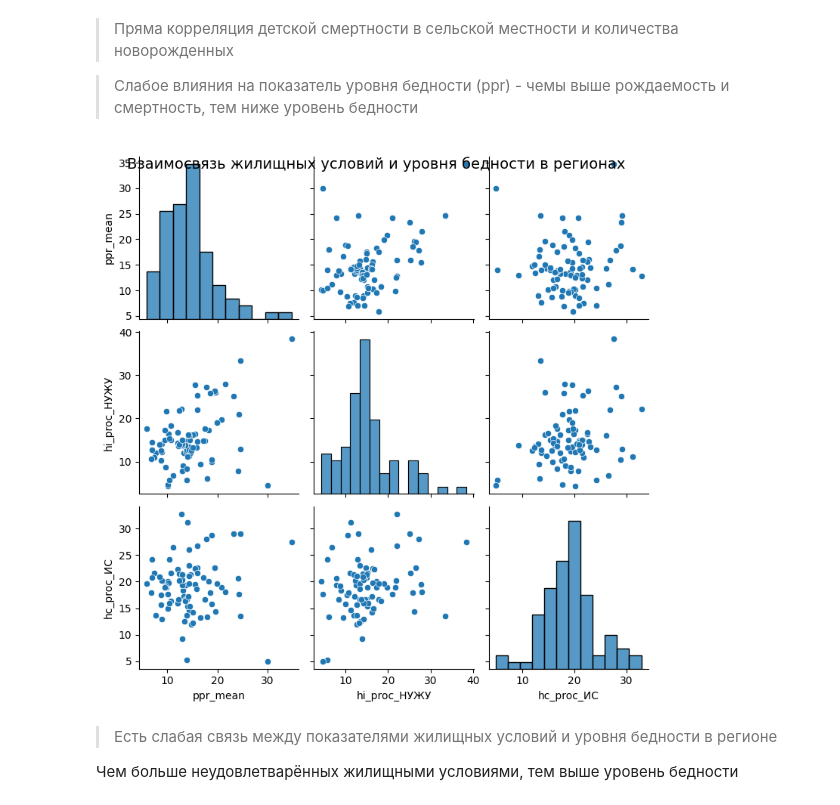
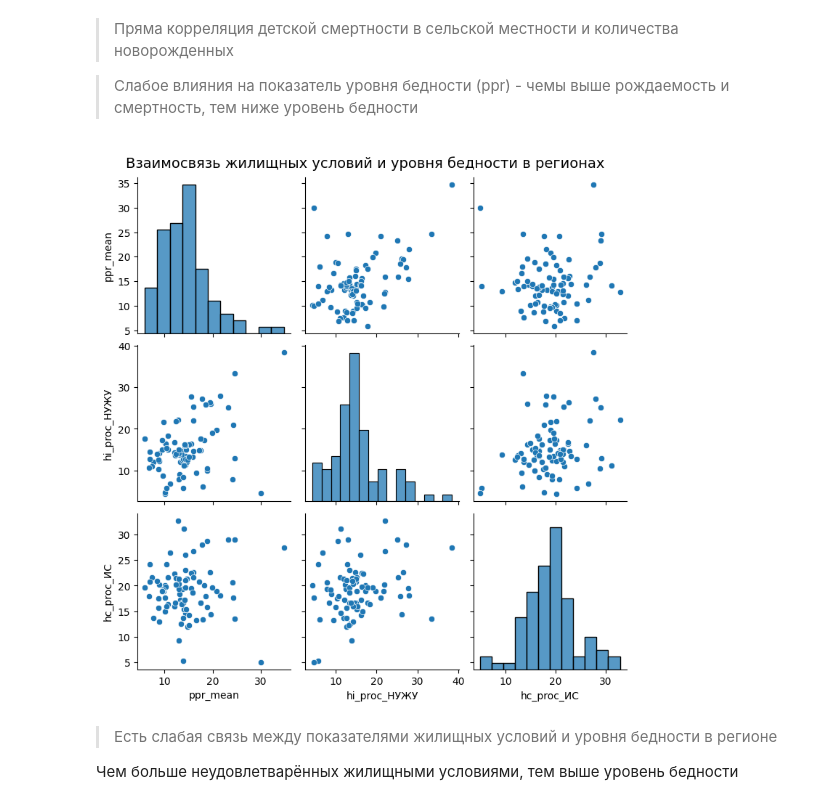
Before and after one commit to Fedgun/My_repository, a Jupyter notebook: Учебные проекты/12. Итоговый проект_Определение уязвимых групп населения/2.1. EDA.ipynb, the cells around one changed output. Saved outputs shown, nothing was run; the diff lists cells and outputs as text; code cells hidden in the pictures.

```diff
--- a/Учебные проекты/12. Итоговый проект_Определение уязвимых групп населения/2.1. EDA.ipynb
+++ b/Учебные проекты/12. Итоговый проект_Определение уязвимых групп населения/2.1. EDA.ipynb
@@ -154,12 +160,13 @@ plt.show()
 
 > Слабое влияния на показатель уровня бедности (ppr) - чемы выше рождаемость и смертность, тем ниже уровень бедности
 # %%
-# Социальные группы
+# Жилищные условия
+
 sns.pairplot(df_clean[[target, "hi_proc_НУЖУ", "hc_proc_ИС"]])
-plt.suptitle("Взаимосвязь жилищных условий и уровня бедности в регионах", fontsize=14)
+plt.suptitle("Взаимосвязь жилищных условий и уровня бедности в регионах", fontsize=14, y = 1.02)
 plt.show()
 # %% [output]
-[figure, old version]
+[figure, new version]
 # %% [markdown]
 > Есть слабая связь между показателями жилищных условий и уровня бедности в регионе
 
```
Also changed, not shown: parts of 14 cells of this notebook, 4 other files.
